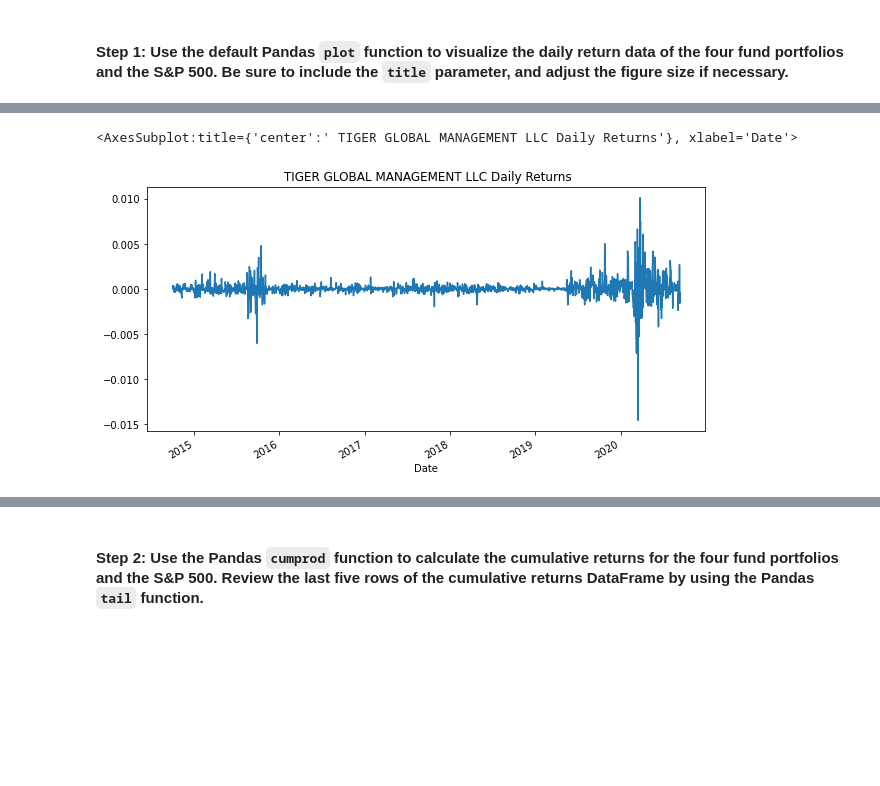
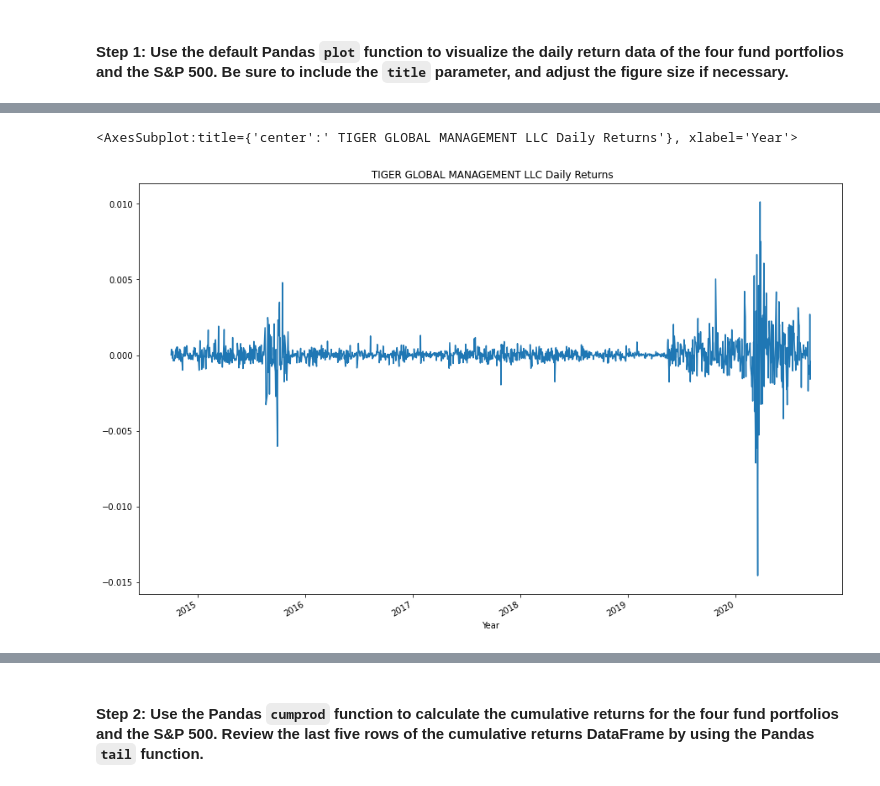
Before and after one commit to douglasg-fintec/Portfolio_Managment, a Jupyter notebook: risk_return_analysis.ipynb, the cells around one changed output, grey strips where cells are left out. Cells and saved outputs as stored; diff of their text form; code cells hidden in the pictures; blank space fills up the shorter version.

```diff
--- a/risk_return_analysis.ipynb
+++ b/risk_return_analysis.ipynb
@@ -181,11 +181,11 @@ whale_daily_returns["PAULSON & CO.INC."].plot(figsize=(10,5),title = " PAULSON &
 # %%
 # Plot the daily return data of the 4 funds and the S&P 500
 # Inclue a title parameter and adjust the figure size
 # Plot Daily Return for "TIGER GLOBAL MANAGEMENT LLC"
-whale_daily_returns["TIGER GLOBAL MANAGEMENT LLC"].plot(figsize=(10,5),title = " TIGER GLOBAL MANAGEMENT LLC Daily Returns",xlabel='Date')
+whale_daily_returns["TIGER GLOBAL MANAGEMENT LLC"].plot(figsize=(15,10),title = " TIGER GLOBAL MANAGEMENT LLC Daily Returns",xlabel='Year')
 # %% [output]
-<AxesSubplot:title={'center':' TIGER GLOBAL MANAGEMENT LLC Daily Returns'}, xlabel='Date'>
+<AxesSubplot:title={'center':' TIGER GLOBAL MANAGEMENT LLC Daily Returns'}, xlabel='Year'>
-[figure, old version]
+[figure, new version]
 # %%
 # Plot the daily return data of the 4 funds and the S&P 500
 # Inclue a title parameter and adjust the figure size
```
Also changed, not shown: parts of 14 cells of this notebook.
